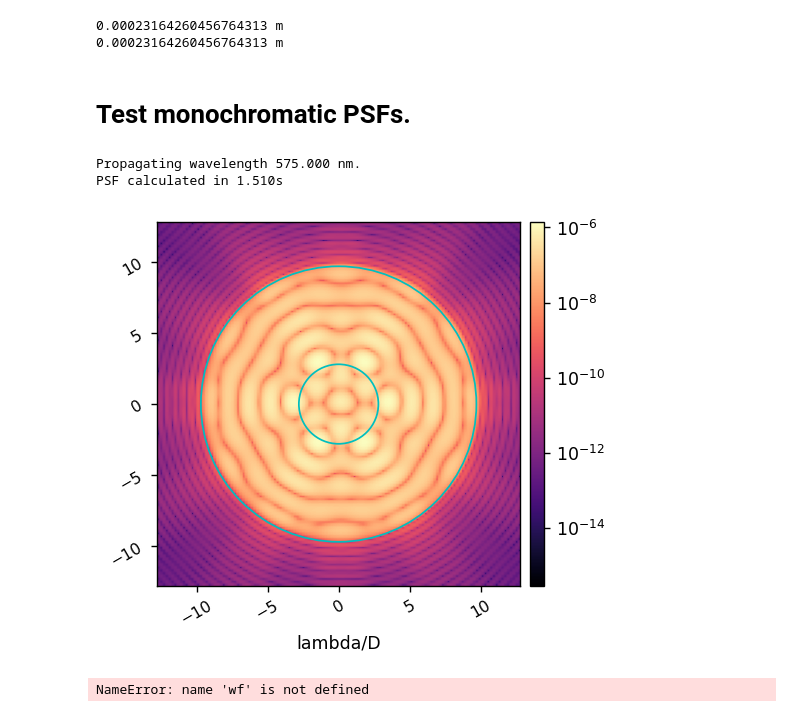
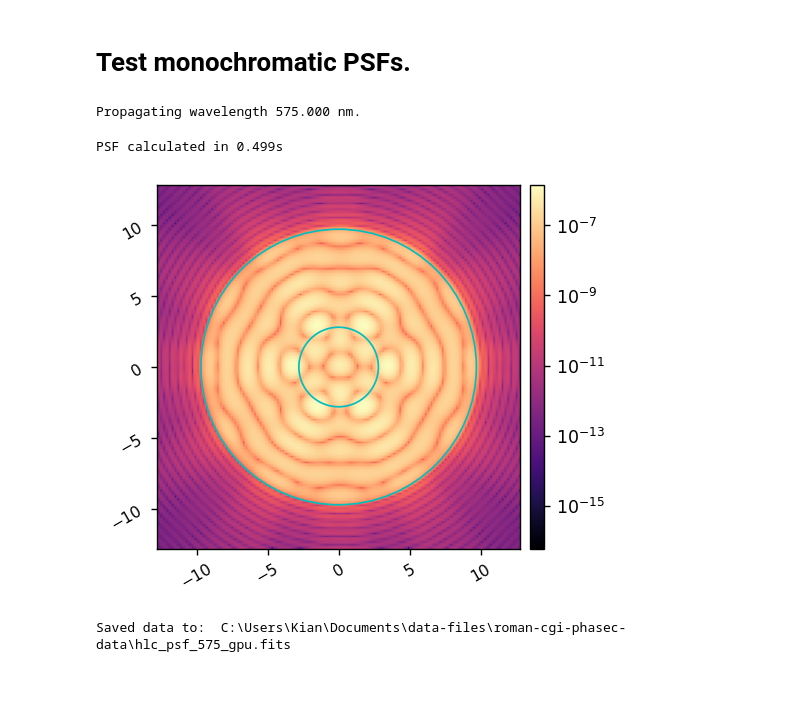
Before and after one commit to kian1377/cgi_phasec_poppy, a Jupyter notebook: example-notebooks/poppy_hlc_tests.ipynb, the cells around one changed output. Cells and saved outputs as stored; diff of their text form; code cells hidden in the pictures; blank space fills up the shorter version.

```diff
--- a/example-notebooks/poppy_hlc_tests.ipynb
+++ b/example-notebooks/poppy_hlc_tests.ipynb
@@ -3,15 +3,15 @@ import numpy as np
 import cupy as cp
 import ray
 import astropy.units as u
+from astropy.io import fits
 from IPython.display import clear_output
 import time
 from pathlib import Path
 from matplotlib.patches import Circle
-import copy
 from importlib import reload
 
-import warnings
-warnings.filterwarnings("ignore")
+# import warnings
+# warnings.filterwarnings("ignore")
 
 import poppy
 
@@ -22,8 +22,9 @@ logging.basicConfig(stream=sys.stdout, level=logging.INFO)
 poppy_log.disabled = True
 
 import cgi_phasec_poppy as cgi
-from cgi_phasec_poppy import misc
 reload(cgi)
+
+import misc_funs as misc
 
 wavelength_c = 575e-9*u.m
 
@@ -33,7 +34,12 @@ minlam = wavelength_c * (1 - bandwidth/2)
 maxlam = wavelength_c * (1 + bandwidth/2)
 wavelengths = np.linspace( minlam, maxlam, nlam )
 
+pixelscale_lamD = 0.2
+
 iwa = 2.8
 owa = 9.7
 
 data_dir = cgi.data_dir
+
+dm1_flat = 2*fits.getdata(data_dir/'dm-acts'/'flatmaps'/'hlc_flattened_dm1.fits')
+dm2_flat = 2*fits.getdata(data_dir/'dm-acts'/'flatmaps'/'hlc_flattened_dm2.fits')
@@ -53,17 +45,0 @@ misc.myimshow(image, lognorm=True)
-# %%
-poppy.conf.use_cupy = True
-poppy.conf.use_mkl = True
-poppy.conf.use_fftw = True
-
-poppy_log.disabled = True
-
-reload(cgi)
-hlc = cgi.CGI(cgi_mode='hlc',
-              psf_pixelscale_lamD=0.2, npsf=128,
-              use_pupil_defocus=True, use_opds=False)
-hlc_opds = cgi.CGI(cgi_mode='hlc',
-                   psf_pixelscale_lamD=0.2, npsf=128,
-                   use_pupil_defocus=True, use_opds=True)
-# %% [output]
-0.00023164260456764313 m
-0.00023164260456764313 m
@@ -70,23 +50,26 @@ hlc_opds = cgi.CGI(cgi_mode='hlc',
 # %% [markdown]
 # Test monochromatic PSFs.
 # %%
-# Without OPDs
-# wf = hlc.calc_psf(quiet=False)
-# psf_mono = wf.intensity
-psf_mono = np.abs(hlc.calc_psf(quiet=False))**2
+reload(cgi)
+hlc = cgi.CGI(cgi_mode='hlc',
+              psf_pixelscale_lamD=pixelscale_lamD, npsf=128,
+              use_pupil_defocus=True, use_opds=False)
+
+wf = hlc.calc_psf(quiet=False)
+psf_575 = np.abs(wf)**2
 
 patches = [Circle((0, 0), iwa, color='c', fill=False), Circle((0, 0), owa, color='c', fill=False)]
-misc.myimshow(psf_mono, lognorm=True, pxscl=hlc.psf_pixelscale_lamD, patches=patches)
+misc.imshow1(psf_575, lognorm=True, pxscl=hlc.psf_pixelscale_lamD, patches=patches)
 
-if isinstance(psf_mono, np.ndarray):
-    misc.save_pickle(data_dir/'hlc_cpu_wfs_mono', wf)
+if poppy.accel_math._USE_CUPY:
+    misc.save_fits(data_dir/'hlc_psf_575_gpu.fits', psf_575, header={'PIXELSCL':pixelscale_lamD})
 else:
-    misc.save_pickle(data_dir/'hlc_gpu_wfs_mono', wf)
+    misc.save_fits(data_dir/'hlc_psf_575_cpu.fits', psf_575, header={'PIXELSCL':pixelscale_lamD})
 # %% [output]
 Propagating wavelength 575.000 nm.
-PSF calculated in 1.510s
+PSF calculated in 0.499s
-[figure, old version]
+[figure, new version]
-NameError: name 'wf' is not defined
+Saved data to:  C:\Users\Kian\Documents\data-files\roman-cgi-phasec-data\hlc_psf_575_gpu.fits
 # %%
 %%timeit
 wf = hlc.calc_psf(quiet=True)
```
Also changed, not shown: parts of 14 cells of this notebook, 2 other files.
